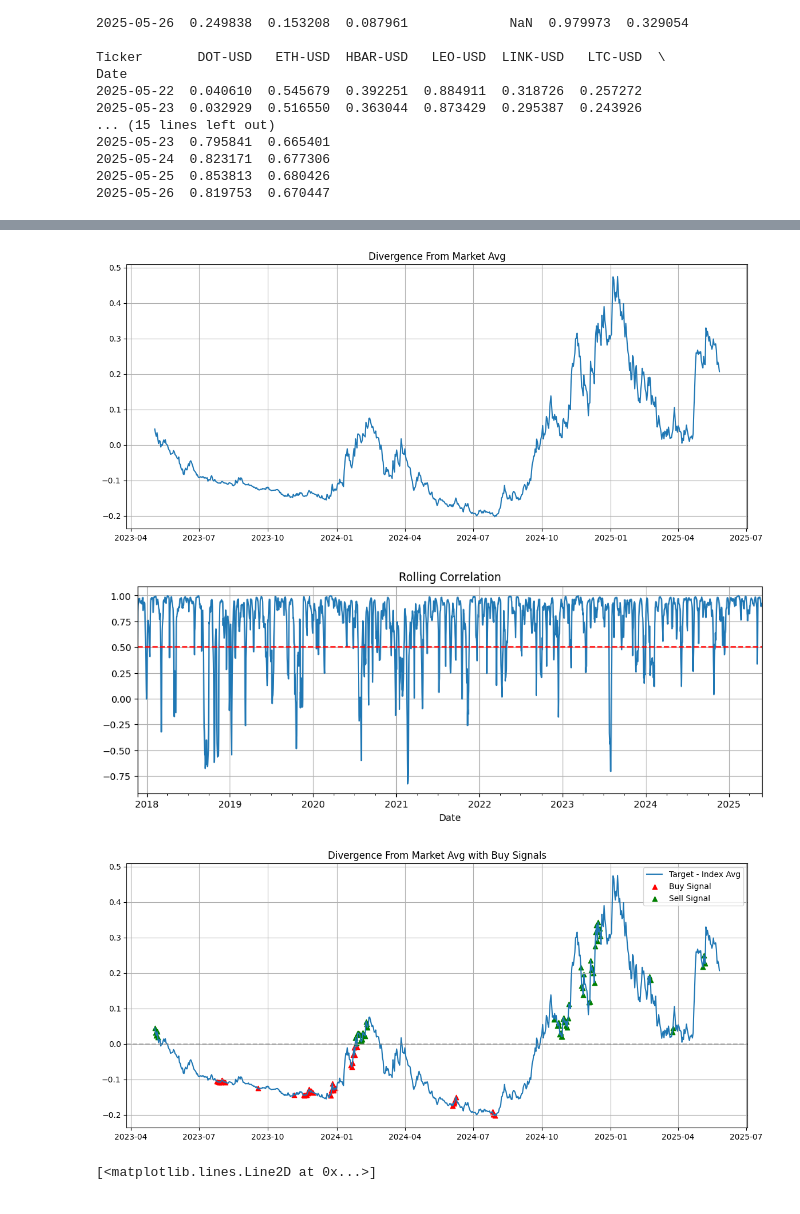
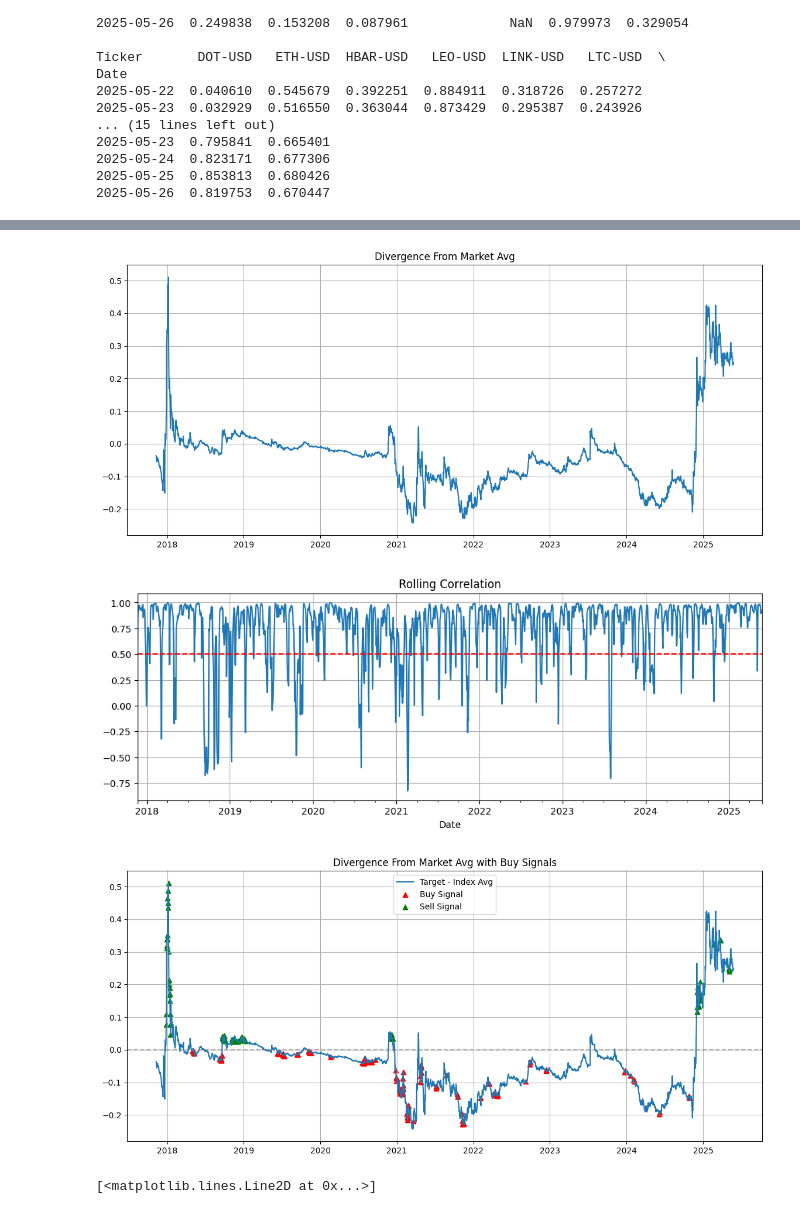
Before and after one commit to NikoKorolog/Crypto-Market-Decorrelation-Indicator, a Jupyter notebook: Market Index Decorrelation.ipynb, the cells around one changed output, grey strips where cells are left out. Saved outputs shown, nothing was run; the diff lists cells and outputs as text; code cells hidden in the pictures.

```diff
--- a/Market Index Decorrelation.ipynb
+++ b/Market Index Decorrelation.ipynb
@@ -71,14 +73,14 @@ sell_signal = rolling_corr > 0.2
 
 
 plt.figure(figsize=(14, 6))
-plt.plot(Scaled_Index["SUI20947-USD"], label='Target')
+plt.plot(Scaled_Index["XRP-USD"], label='Target')
 plt.plot(Scaled_Index["Mean"], label='Index Avg')
 plt.legend()
 plt.title('Scaled Price: Target vs Index')
 plt.grid(True)
 plt.show()
 
-Divergence = Scaled_Index["SUI20947-USD"] - Scaled_Index["Mean"]
+Divergence = Scaled_Index["XRP-USD"] - Scaled_Index["Mean"]
 
 #read this as 'below 0 is a buy signal because we expect the target asset to eventually revert toward the market average
 plt.figure(figsize=(14, 6))
@@ -100,8 +102,8 @@ ax.grid(True)
 ax.set_title('Rolling Correlation')
 plt.show()
 
-buy_signals = (Divergence < 0) & (rolling_corr < 0.5)
-sell_signals = (Divergence > 0) & (rolling_corr < 0.8)
+buy_signals = (Divergence < 0) & (rolling_corr < 0.25)
+sell_signals = (Divergence > 0.025) & (rolling_corr < 0.8)
 
 plt.figure(figsize=(14, 6))
 plt.plot(Divergence, label='Target - Index Avg')
@@ -114,5 +116,5 @@ plt.grid(True)
 plt.show()
 
 plt.figure(figsize=(14, 6))
-plt.plot(Altcoin_Index["DOGE-USD"], label='Asset Actual Price')
+plt.plot(Altcoin_Index["XRP-USD"], label='Asset Actual Price')
 # %% [output]
@@ -120,4 +122,4 @@ plt.plot(Altcoin_Index["DOGE-USD"], label='Asset Actual Price')
-[figure, old version]
+[figure, new version]
 [figure]
-[figure, old version]
+[figure, new version]
 [<matplotlib.lines.Line2D at 0x...>]
```
Also changed, not shown: parts of 2 cells of this notebook, 1 other file.
